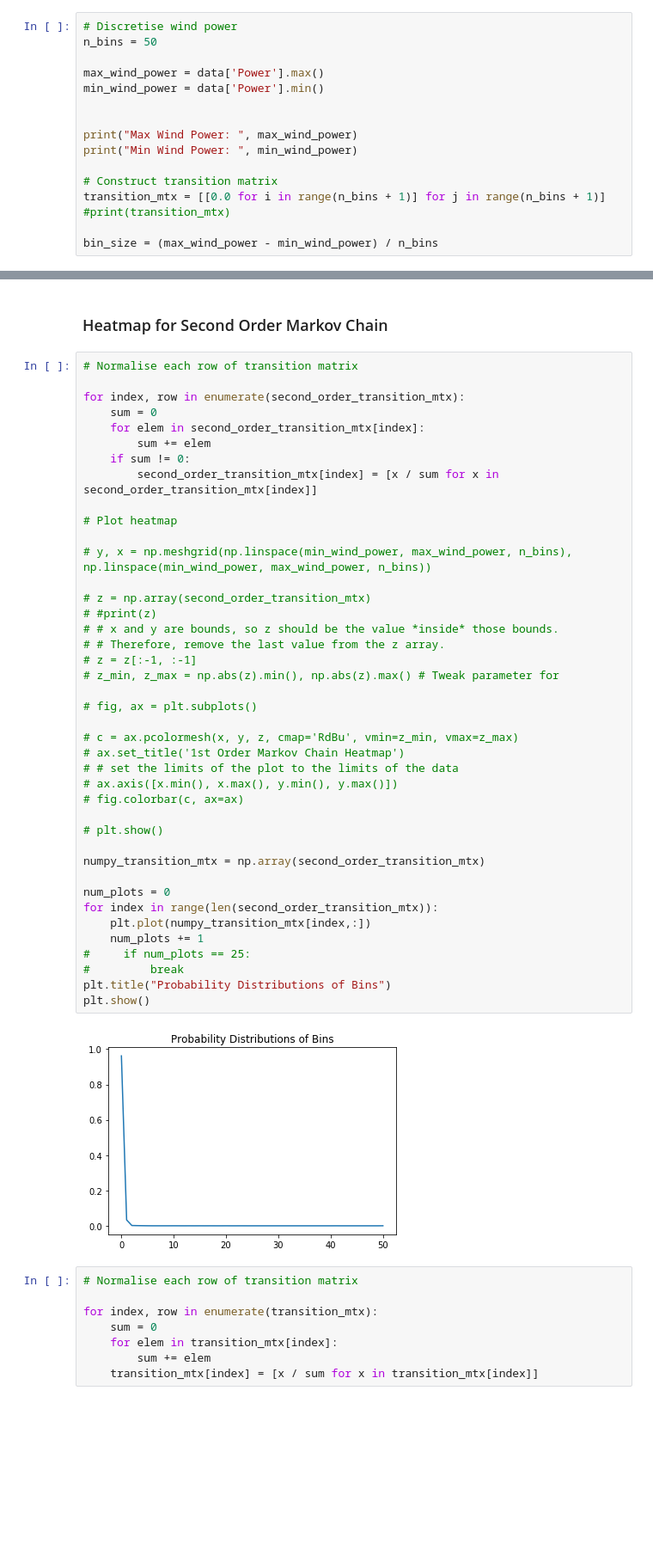
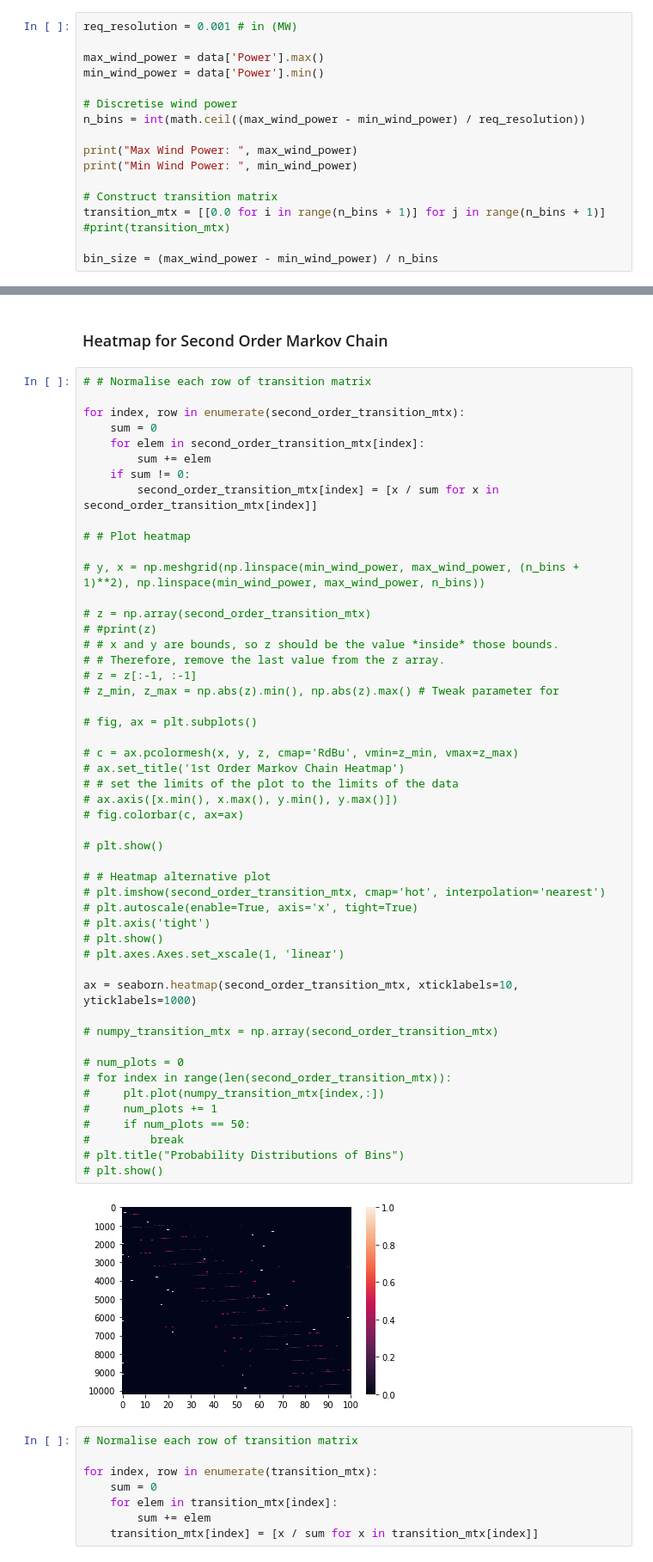
Before and after one commit to divyam-khandelwal/Thesis-Wind-Power-Prediction-Model, a Jupyter notebook: Wind Data Analysis.ipynb, the cells around one changed output, grey strips where cells are left out. Shown at 86% size. Cells and saved outputs as stored; diff of their text form; blank space fills up the shorter version.

Commit message:
Second order transition matrix construction, number of states based on resolution

```diff
--- a/Wind Data Analysis.ipynb
+++ b/Wind Data Analysis.ipynb
@@ -16,10 +18,11 @@ data = pd.read_csv("test_data_single_site.csv", sep=',', skiprows=4, names=heade
 # %%
-# Discretise wind power
-n_bins = 50
+req_resolution = 0.001 # in (MW)
 
 max_wind_power = data['Power'].max()
 min_wind_power = data['Power'].min()
 
+# Discretise wind power
+n_bins = int(math.ceil((max_wind_power - min_wind_power) / req_resolution))
 
 print("Max Wind Power: ", max_wind_power)
 print("Min Wind Power: ", min_wind_power)
@@ -86,48 +89,57 @@ num_data_points = data['Power'].count()
 # %% [markdown]
 ### Heatmap for Second Order Markov Chain
 # %%
-# Normalise each row of transition matrix
+# # Normalise each row of transition matrix
 
 for index, row in enumerate(second_order_transition_mtx):
     sum = 0
     for elem in second_order_transition_mtx[index]:
         sum += elem
     if sum != 0:
         second_order_transition_mtx[index] = [x / sum for x in second_order_transition_mtx[index]]
 
-# Plot heatmap
+# # Plot heatmap
 
-# y, x = np.meshgrid(np.linspace(min_wind_power, max_wind_power, n_bins), np.linspace(min_wind_power, max_wind_power, n_bins))
+# y, x = np.meshgrid(np.linspace(min_wind_power, max_wind_power, (n_bins + 1)**2), np.linspace(min_wind_power, max_wind_power, n_bins))
 
 # z = np.array(second_order_transition_mtx)
 # #print(z)
 # # x and y are bounds, so z should be the value *inside* those bounds.
 # # Therefore, remove the last value from the z array.
 # z = z[:-1, :-1]
 # z_min, z_max = np.abs(z).min(), np.abs(z).max() # Tweak parameter for
 
 # fig, ax = plt.subplots()
 
 # c = ax.pcolormesh(x, y, z, cmap='RdBu', vmin=z_min, vmax=z_max)
 # ax.set_title('1st Order Markov Chain Heatmap')
 # # set the limits of the plot to the limits of the data
 # ax.axis([x.min(), x.max(), y.min(), y.max()])
 # fig.colorbar(c, ax=ax)
 
 # plt.show()
 
-numpy_transition_mtx = np.array(second_order_transition_mtx)
+# # Heatmap alternative plot
+# plt.imshow(second_order_transition_mtx, cmap='hot', interpolation='nearest')
+# plt.autoscale(enable=True, axis='x', tight=True)
+# plt.axis('tight')
+# plt.show()
+# plt.axes.Axes.set_xscale(1, 'linear')
 
-num_plots = 0
-for index in range(len(second_order_transition_mtx)):
-    plt.plot(numpy_transition_mtx[index,:])
-    num_plots += 1
-#     if num_plots == 25:
+ax = seaborn.heatmap(second_order_transition_mtx, xticklabels=10, yticklabels=1000)
+
+# numpy_transition_mtx = np.array(second_order_transition_mtx)
+
+# num_plots = 0
+# for index in range(len(second_order_transition_mtx)):
+#     plt.plot(numpy_transition_mtx[index,:])
+#     num_plots += 1
+#     if num_plots == 50:
 #         break
-plt.title("Probability Distributions of Bins")
-plt.show()
+# plt.title("Probability Distributions of Bins")
+# plt.show()
 # %% [output]
-[figure, old version]
+[figure, new version]
 # %%
 # Normalise each row of transition matrix
 
```
Also changed, not shown: parts of 5 cells of this notebook.
